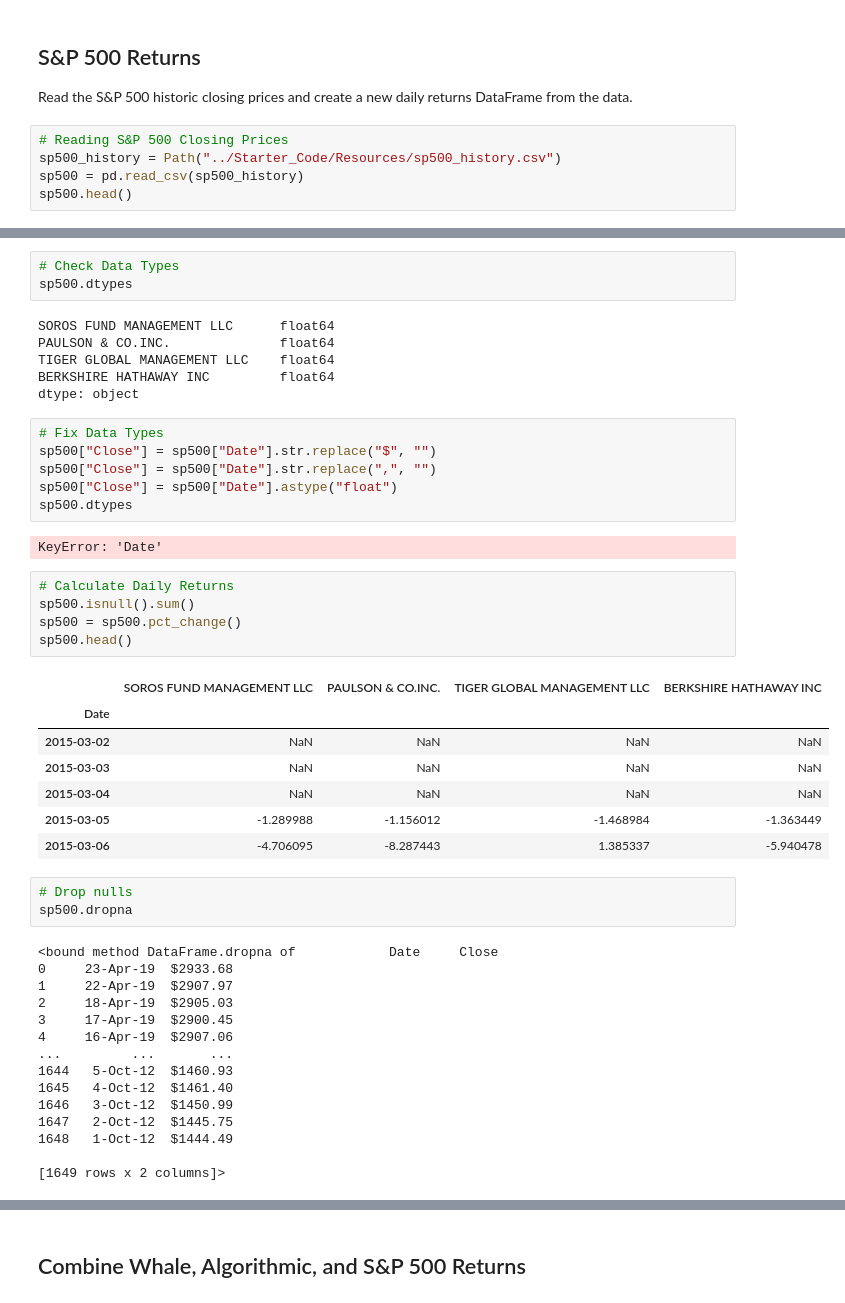
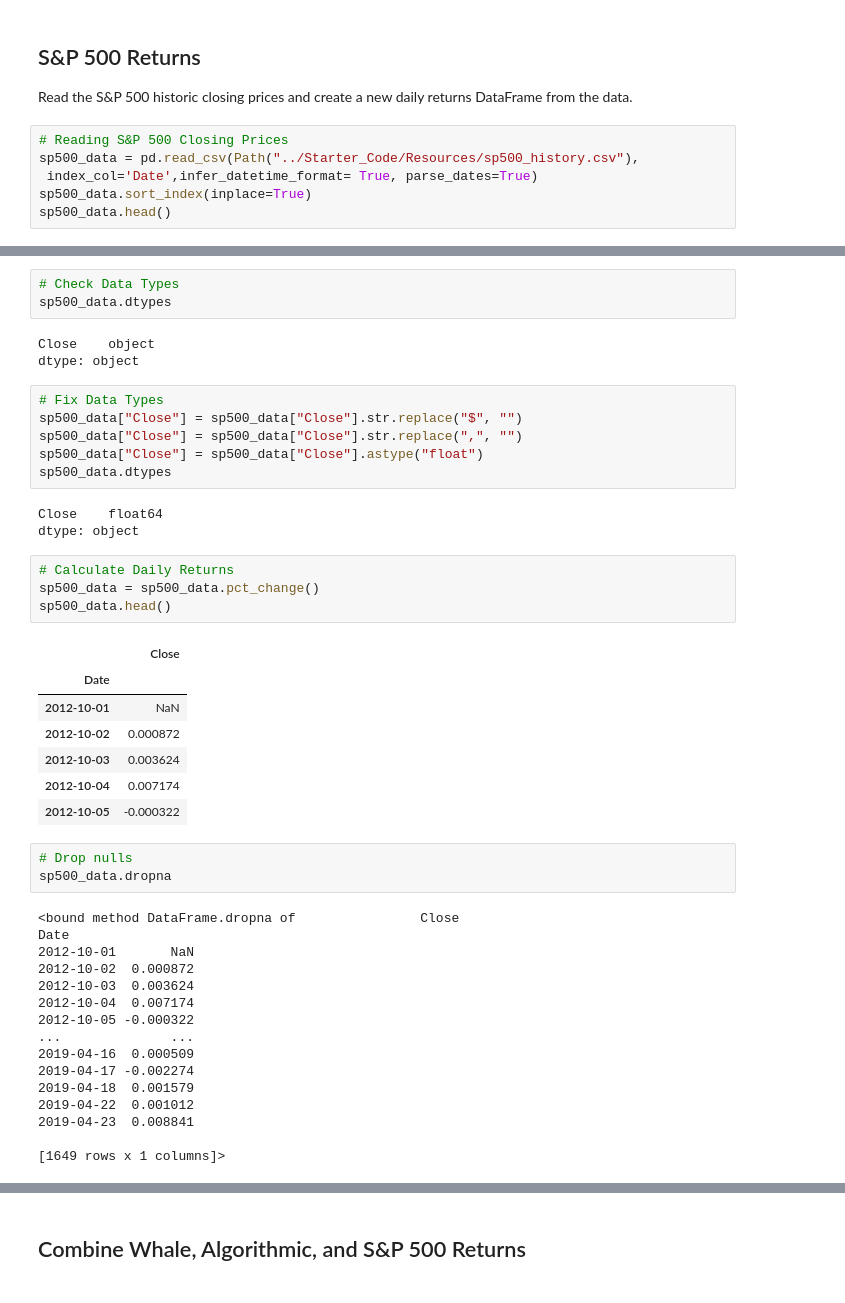
Before and after one commit to nickmescain/Homework-4-whale-analysis, a Jupyter notebook: whale_analysis.ipynb, the cells around one changed output, grey strips where cells are left out. Drawn from its saved outputs; the diff is of its cells as text.

```diff
--- a/whale_analysis.ipynb
+++ b/whale_analysis.ipynb
@@ -106,7 +112,8 @@ algo_returns
 Read the S&P 500 historic closing prices and create a new daily returns DataFrame from the data.
 # %%
 # Reading S&P 500 Closing Prices
-sp500_history = Path("../Starter_Code/Resources/sp500_history.csv")
-sp500 = pd.read_csv(sp500_history)
-sp500.head()
+sp500_data = pd.read_csv(Path("../Starter_Code/Resources/sp500_history.csv"),
+ index_col='Date',infer_datetime_format= True, parse_dates=True)
+sp500_data.sort_index(inplace=True)
+sp500_data.head()
 # %% [output]
@@ -133,50 +127,48 @@ sp500.head()
 # %%
 # Check Data Types
-sp500.dtypes
+sp500_data.dtypes
 # %% [output]
-SOROS FUND MANAGEMENT LLC      float64
-PAULSON & CO.INC.              float64
-TIGER GLOBAL MANAGEMENT LLC    float64
-BERKSHIRE HATHAWAY INC         float64
+Close    object
 dtype: object
 # %%
 # Fix Data Types
-sp500["Close"] = sp500["Date"].str.replace("$", "")
-sp500["Close"] = sp500["Date"].str.replace(",", "")
-sp500["Close"] = sp500["Date"].astype("float")
-sp500.dtypes
+sp500_data["Close"] = sp500_data["Close"].str.replace("$", "")
+sp500_data["Close"] = sp500_data["Close"].str.replace(",", "")
+sp500_data["Close"] = sp500_data["Close"].astype("float")
+sp500_data.dtypes
 # %% [output]
-KeyError: 'Date'
+Close    float64
+dtype: object
 # %%
 # Calculate Daily Returns
-sp500.isnull().sum()
-sp500 = sp500.pct_change()
-sp500.head()
+sp500_data = sp500_data.pct_change()
+sp500_data.head()
 # %% [output]
-|  | SOROS FUND MANAGEMENT LLC | PAULSON & CO.INC. | TIGER GLOBAL MANAGEMENT LLC | BERKSHIRE HATHAWAY INC |
-| Date |  |  |  |  |
-| 2015-03-02 | NaN | NaN | NaN | NaN |
-| 2015-03-03 | NaN | NaN | NaN | NaN |
-| 2015-03-04 | NaN | NaN | NaN | NaN |
-| 2015-03-05 | -1.289988 | -1.156012 | -1.468984 | -1.363449 |
-| 2015-03-06 | -4.706095 | -8.287443 | 1.385337 | -5.940478 |
+|  | Close |
+| Date |  |
+| 2012-10-01 | NaN |
+| 2012-10-02 | 0.000872 |
+| 2012-10-03 | 0.003624 |
+| 2012-10-04 | 0.007174 |
+| 2012-10-05 | -0.000322 |
 # %%
 # Drop nulls
-sp500.dropna
+sp500_data.dropna
 # %% [output]
-<bound method DataFrame.dropna of            Date     Close
-0     23-Apr-19  $2933.68
-1     22-Apr-19  $2907.97
-2     18-Apr-19  $2905.03
-3     17-Apr-19  $2900.45
-4     16-Apr-19  $2907.06
-...         ...       ...
-1644   5-Oct-12  $1460.93
-1645   4-Oct-12  $1461.40
-1646   3-Oct-12  $1450.99
-1647   2-Oct-12  $1445.75
-1648   1-Oct-12  $1444.49
+<bound method DataFrame.dropna of                Close
+Date
+2012-10-01       NaN
+2012-10-02  0.000872
+2012-10-03  0.003624
+2012-10-04  0.007174
+2012-10-05 -0.000322
+...              ...
+2019-04-16  0.000509
+2019-04-17 -0.002274
+2019-04-18  0.001579
+2019-04-22  0.001012
+2019-04-23  0.008841
 
-[1649 rows x 2 columns]>
+[1649 rows x 1 columns]>
 # %%
 # Rename `Close` Column to be specific to this portfolio.
```
Also changed, not shown: parts of 16 cells of this notebook.
